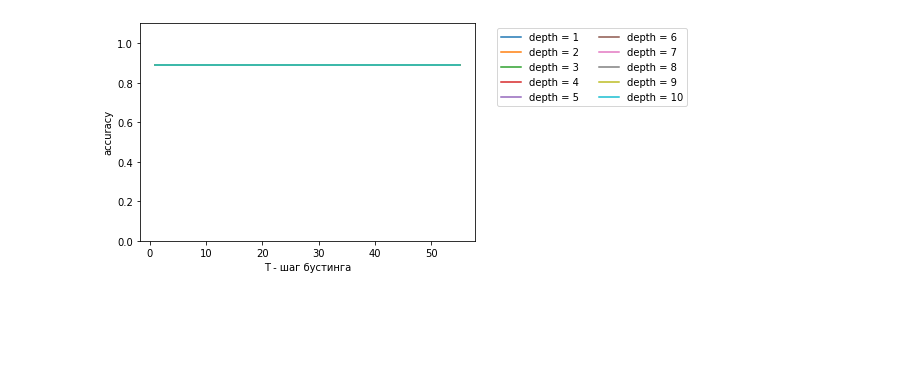
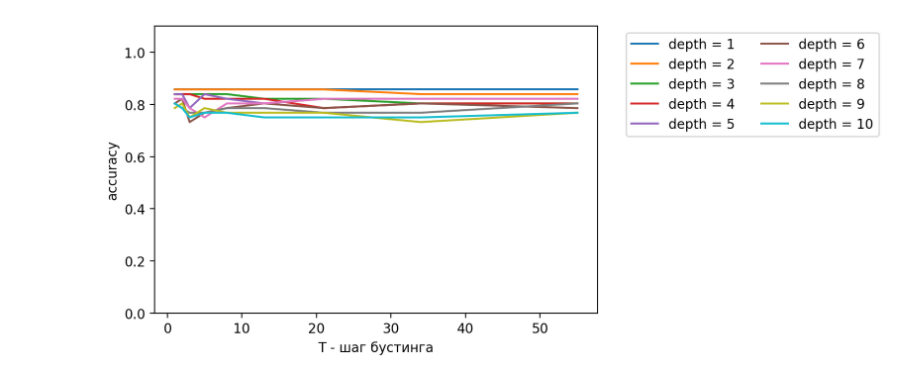
Before and after one commit to NeutralMike/ml_labs, a Jupyter notebook: 6.Boost/6.Boost.ipynb, the cells around one changed output. Cells and saved outputs as stored; diff of their text form; code cells hidden in the pictures; blank space fills up the shorter version.

```diff
--- a/6.Boost/6.Boost.ipynb
+++ b/6.Boost/6.Boost.ipynb
@@ -9,7 +10,7 @@ chips_data = pd.read_csv("./data/chips.csv", header=None)[1:]
 chips_X = np.array(chips_data.loc[:, 0:1], dtype=np.float)
 chips_y = np.where(chips_data.loc[:, 2] == 'P', 1, -1).astype(np.int8)
 # %%
-geyser_data = pd.read_csv("./data/geyser.csv", header=None)[1:]
+geyser_data = pd.read_csv("./data/geyser.csv", header=None)[1:].sample(frac=1)
 geyser_X = np.array(geyser_data.loc[:, 0:1], dtype=np.float)
 geyser_y = np.where(geyser_data.loc[:, 2] == 'P', 1, -1).astype(np.int8)
 # %%
@@ -47,6 +48,7 @@ def ada_boost(clf, X_train, y_train, T):
     return CustomClassifier(H, alpha)
 # %%
 def test(X_train, y_train, X_test, y_test, depths=range(1, 2)):
+    plt.figure(dpi=200)
     for depth in depths:
         accuracies = []
         for T in [1, 2, 3, 5, 8, 13, 21, 34, 55]:
@@ -65,5 +92,5 @@ test(chips_X[:sep], chips_y[:sep], chips_X[sep:], chips_y[sep:], range(1, 11))
 # %%
-sep = int(geyser_y.size*.8)
+sep = int(geyser_y.size*.75)
 test(geyser_X[:sep], geyser_y[:sep], geyser_X[sep:], geyser_y[sep:], range(1, 11))
 # %% [output]
-[figure, old version]
+[figure, new version]
```
Also changed, not shown: parts of 6 cells of this notebook, 1 other file.
